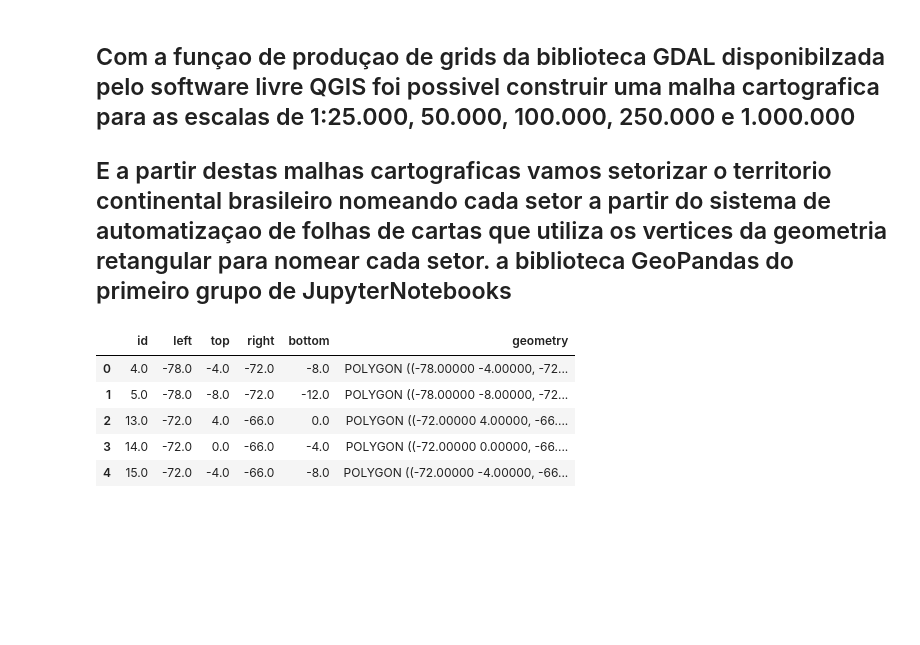
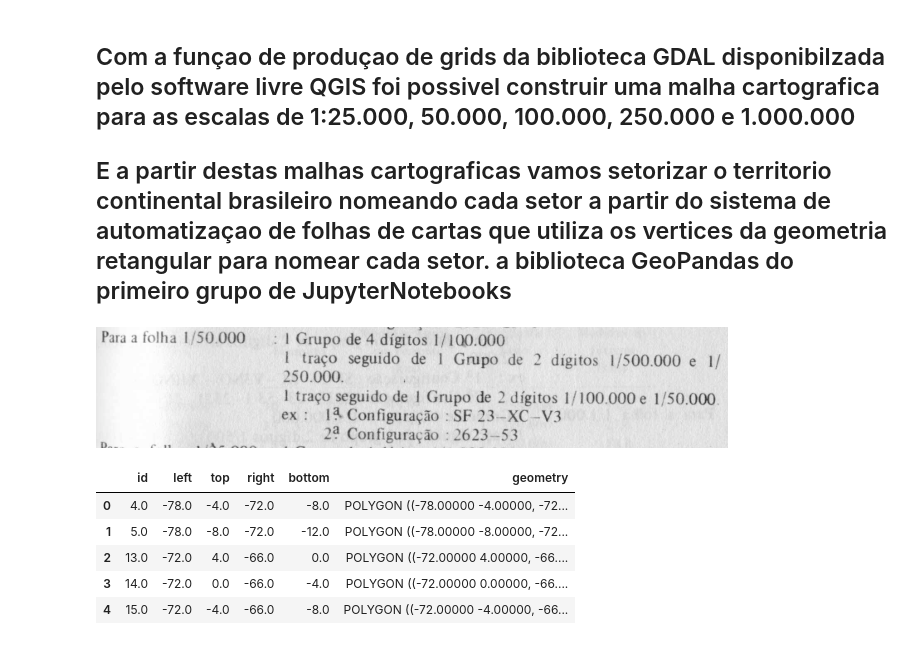
Before and after one commit to Gabriel-Goes/mapeamento_litologico_preditivo, a Jupyter notebook: 2 - Automacao Malha de Folhas Cartograficas.ipynb, the cells around one changed output. Cells and saved outputs as stored; diff of their text form; code cells hidden in the pictures; blank space fills up the shorter version.

```diff
--- a/2 - Automacao Malha de Folhas Cartograficas.ipynb
+++ b/2 - Automacao Malha de Folhas Cartograficas.ipynb
@@ -30,6 +83,10 @@ def plot_base(gdf,atributo=None,escala=None,nome=None):
 ## Com a funçao de produçao de grids da biblioteca GDAL disponibilzada pelo software livre QGIS foi possivel construir uma malha cartografica para as escalas de 1:25.000, 50.000, 100.000, 250.000 e 1.000.000
 
 ## E a partir destas malhas cartograficas vamos setorizar o territorio continental brasileiro nomeando cada setor a partir do sistema de automatizaçao de folhas de cartas que utiliza os vertices da geometria retangular para nomear cada setor.  a biblioteca GeoPandas do primeiro grupo de JupyterNotebooks
+# %%
+Image('imagens/art_folhas_50k.png')
+# %% [output]
+[figure, added]
 # %%
 # Lendo cama vertorial gerada no QGIS com poligonos de 6º x 4º [Folhas em escala de 1:1.000.000]
 malha_cartog_1kk = gpd.read_file(gdb+'cartografia/malha_cartog_1kk_wgs84.shp')
```
Also changed, not shown: parts of 8 cells of this notebook, 44 other files.
